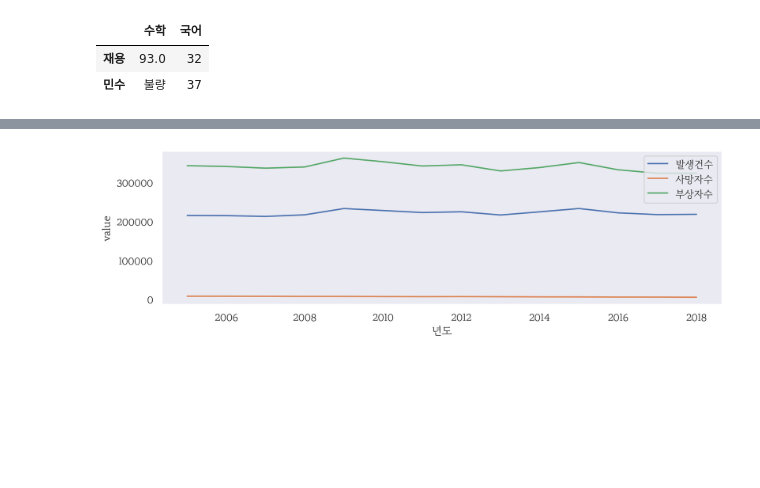
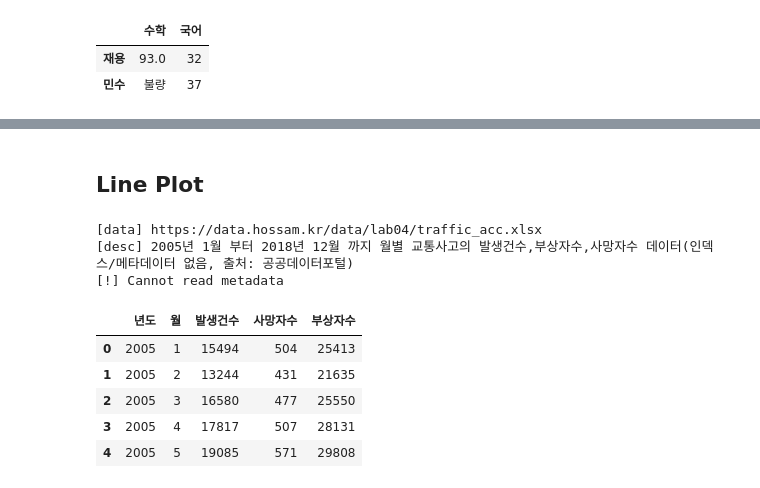
Before and after one commit to JAEYONG0303/For-python-, a Jupyter notebook: 코드 무한 연습용.ipynb, the cells around one changed output, grey strips where cells are left out. Drawn from its saved outputs; the diff is of its cells as text; code cells hidden in the pictures; blank space fills up the shorter version.

```diff
--- a/코드 무한 연습용.ipynb
+++ b/코드 무한 연습용.ipynb
@@ -2442,23 +2282,2 @@ df2
-# %%
-width_px = 2000
-height_px = 640
-rows = 1
-cols = 1
-figsize = (width_px/ my_dpi, height_px / my_dpi)
-fig, ax = plt.subplots(rows, cols, figsize = figsize, dpi = my_dpi)
-
-# 그래프 그리기, seaborn 사용
-sb.lineplot(data = df2, x= '년도', y = 'value', hue ='구분'
-           )
-
-# 그래프 꾸미기
-ax.grid(True) # 배경 격자 표시/숨김
-ax.legend(loc = 'upper right')
-
-# 출력
-plt.grid()
-plt.tight_layout()
-plt.show()
-plt.close()
-# %% [output]
-[figure, removed]
+# %% [markdown]
+## Line Plot
@@ -2464,0 +2303,13 @@ plt.close()
+# %%
+origin = load_data('traffic_acc')
+origin.head()
+# %% [output]
+[data] https://data.hossam.kr/data/lab04/traffic_acc.xlsx
+[desc] 2005년 1월 부터 2018년 12월 까지 월별 교통사고의 발생건수,부상자수,사망자수 데이터(인덱스/메타데이터 없음, 출처: 공공데이터포털)
+[!] Cannot read metadata
+|  | 년도 | 월 | 발생건수 | 사망자수 | 부상자수 |
+| 0 | 2005 | 1 | 15494 | 504 | 25413 |
+| 1 | 2005 | 2 | 13244 | 431 | 21635 |
+| 2 | 2005 | 3 | 16580 | 477 | 25550 |
+| 3 | 2005 | 4 | 17817 | 507 | 28131 |
+| 4 | 2005 | 5 | 19085 | 571 | 29808 |
```
Also changed, not shown: parts of 12 cells of this notebook, 3 other files.
